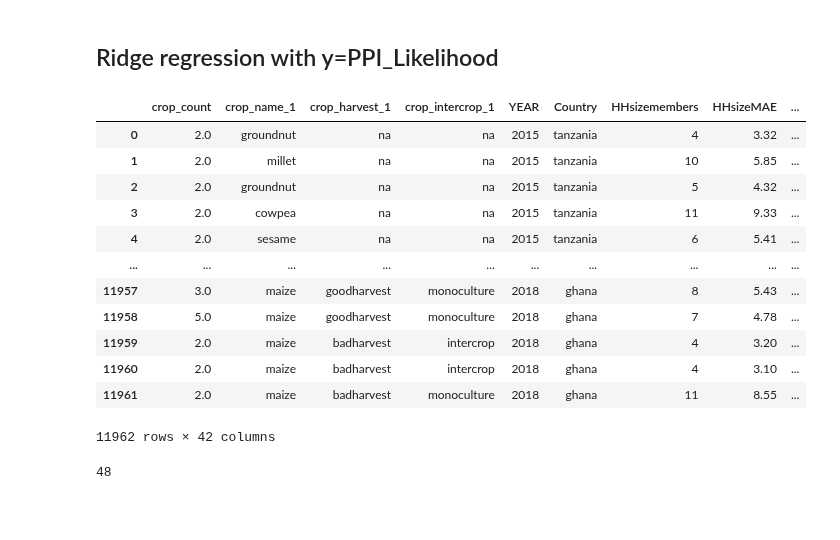
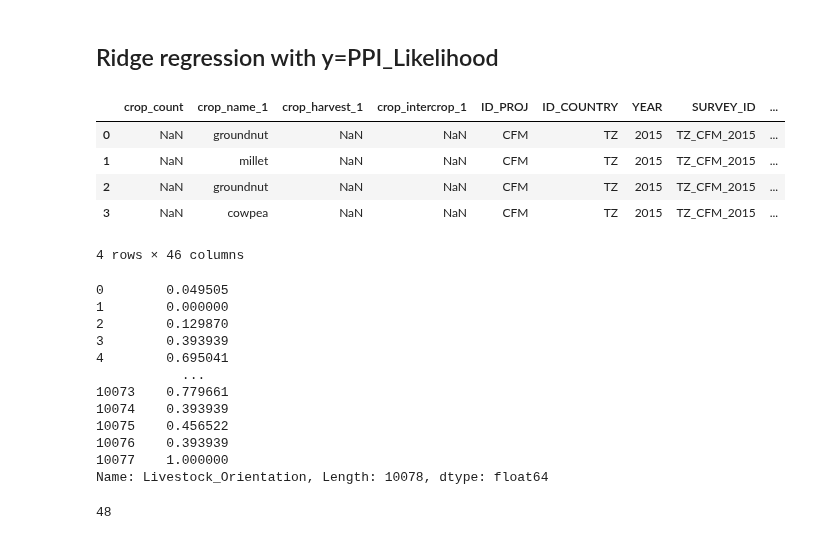
Before and after one commit to laporpe/STA_208, a Jupyter notebook: finalized_code/Ridge_reg.ipynb, the cells around one changed output. Drawn from its saved outputs; the diff is of its cells as text; code cells hidden in the pictures; blank space fills up the shorter version.

```diff
--- a/finalized_code/Ridge_reg.ipynb
+++ b/finalized_code/Ridge_reg.ipynb
@@ -232,23 +230,10 @@ ppi_data, pred_ppi = fun.drop_response_rows_with_NAs(clean,"PPI_Likelihood" ,"Ma
-# %%
-clean  = fun.delete_id_columns(clean)
-clean = fun.replace_NAN_with_na(clean)
-clean = fun.entry_to_lowercase(clean)
-clean = fun.remove_underscores_spaces(clean)
-clean = fun.impute_data(clean)
-clean = fun.convert_to_categorical(clean)
-clean
-# %% [output]
-|  | crop_count | crop_name_1 | crop_harvest_1 | crop_intercrop_1 | YEAR | Country | HHsizemembers | HHsizeMAE | ... |
-| 0 | 2.0 | groundnut | na | na | 2015 | tanzania | 4 | 3.32 | ... |
-| 1 | 2.0 | millet | na | na | 2015 | tanzania | 10 | 5.85 | ... |
-| 2 | 2.0 | groundnut | na | na | 2015 | tanzania | 5 | 4.32 | ... |
-| 3 | 2.0 | cowpea | na | na | 2015 | tanzania | 11 | 9.33 | ... |
-| 4 | 2.0 | sesame | na | na | 2015 | tanzania | 6 | 5.41 | ... |
-| ... | ... | ... | ... | ... | ... | ... | ... | ... | ... |
-| 11957 | 3.0 | maize | goodharvest | monoculture | 2018 | ghana | 8 | 5.43 | ... |
-| 11958 | 5.0 | maize | goodharvest | monoculture | 2018 | ghana | 7 | 4.78 | ... |
-| 11959 | 2.0 | maize | badharvest | intercrop | 2018 | ghana | 4 | 3.20 | ... |
-| 11960 | 2.0 | maize | badharvest | intercrop | 2018 | ghana | 4 | 3.10 | ... |
-| 11961 | 2.0 | maize | badharvest | monoculture | 2018 | ghana | 11 | 8.55 | ... |
-11962 rows × 42 columns
+# %%
+clean.head(4)
+# %% [output]
+|  | crop_count | crop_name_1 | crop_harvest_1 | crop_intercrop_1 | ID_PROJ | ID_COUNTRY | YEAR | SURVEY_ID | ... |
+| 0 | NaN | groundnut | NaN | NaN | CFM | TZ | 2015 | TZ_CFM_2015 | ... |
+| 1 | NaN | millet | NaN | NaN | CFM | TZ | 2015 | TZ_CFM_2015 | ... |
+| 2 | NaN | groundnut | NaN | NaN | CFM | TZ | 2015 | TZ_CFM_2015 | ... |
+| 3 | NaN | cowpea | NaN | NaN | CFM | TZ | 2015 | TZ_CFM_2015 | ... |
+4 rows × 46 columns
 # %%
@@ -262 +247,16 @@ clean
+# %%
+ppi_data.Livestock_Orientation
+# %% [output]
+0        0.049505
+1        0.000000
+2        0.129870
+3        0.393939
+4        0.695041
+           ...
+10073    0.779661
+10074    0.393939
+10075    0.456522
+10076    0.393939
+10077    1.000000
+Name: Livestock_Orientation, Length: 10078, dtype: float64
 # %%
```
Also changed, not shown: parts of 3 cells of this notebook.
